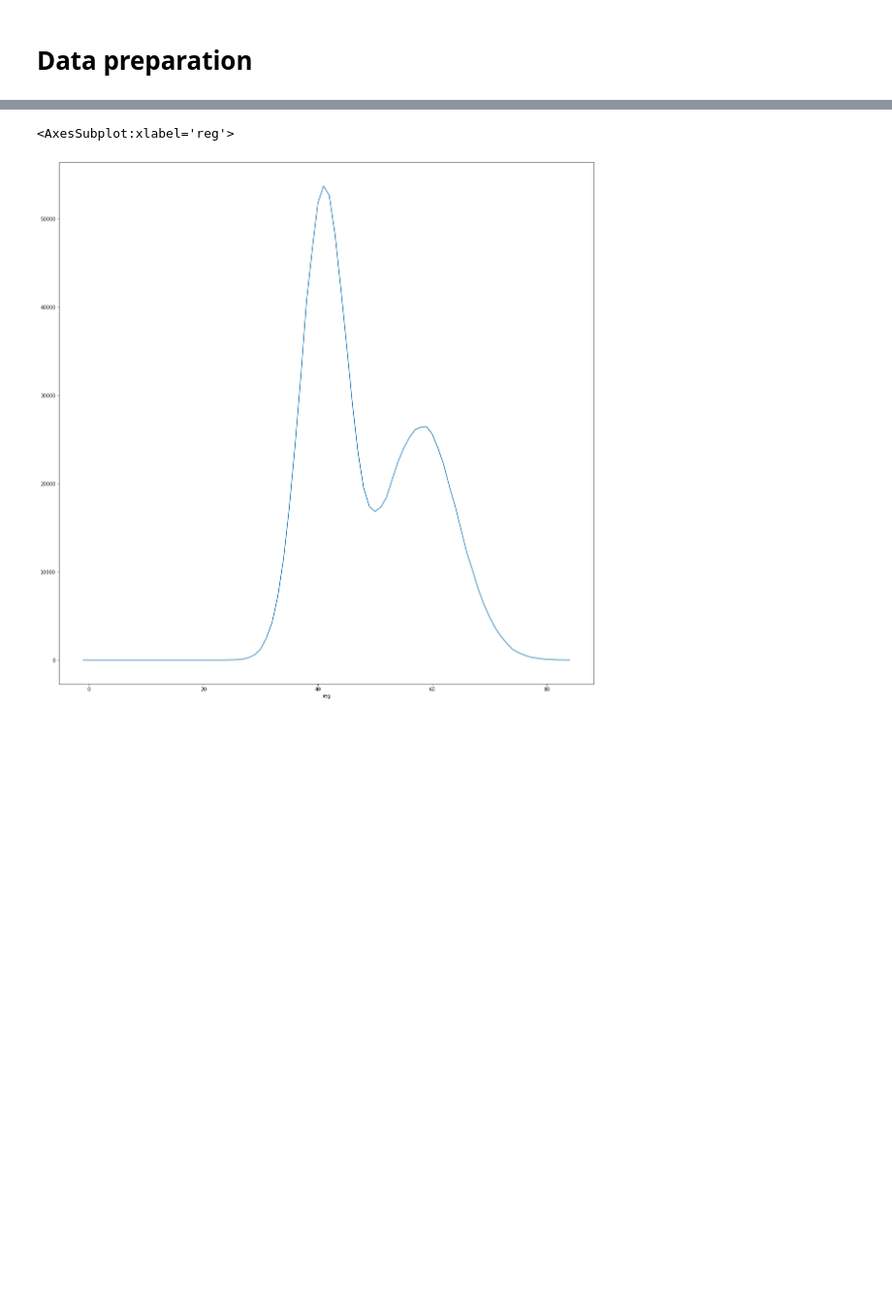
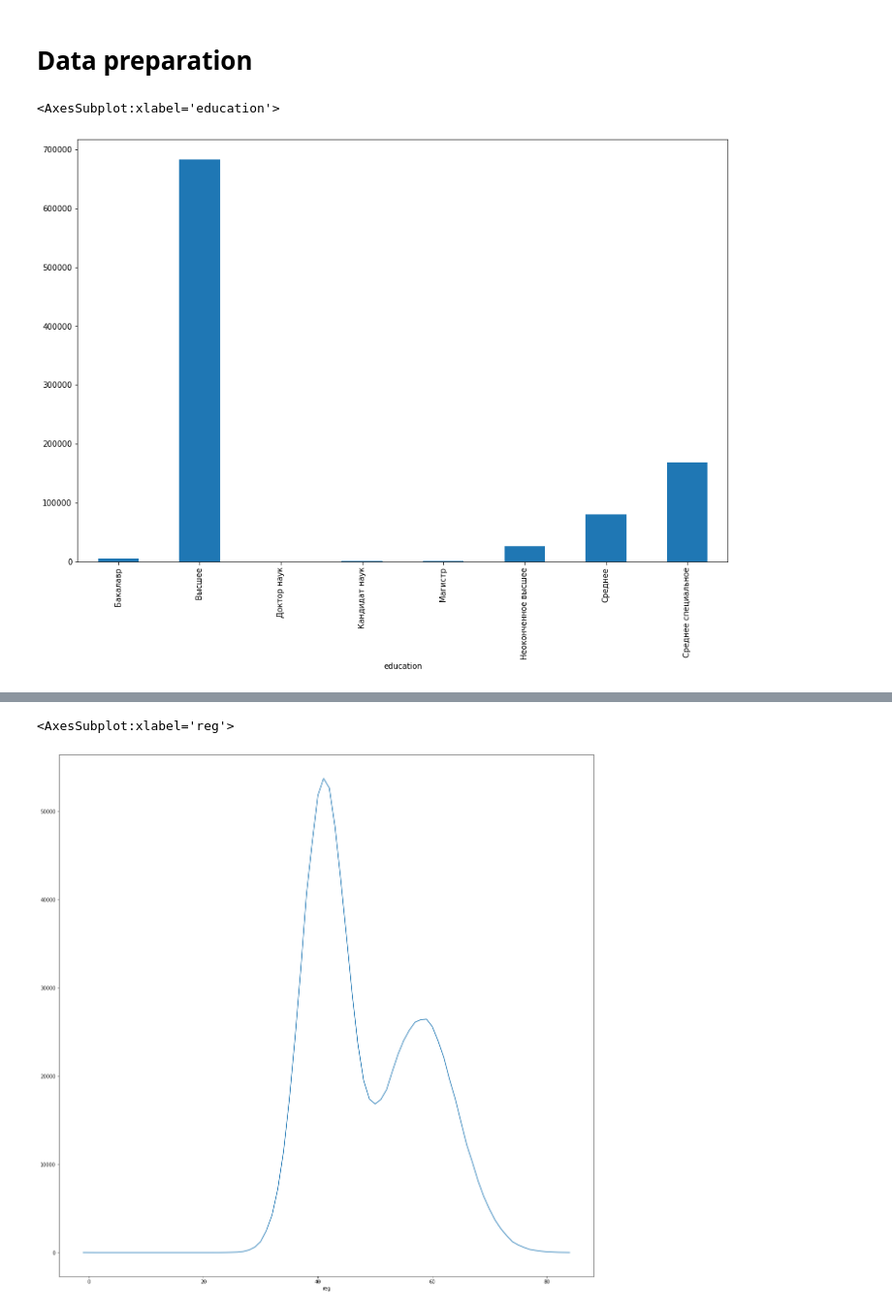
Before and after one commit to amamedov/kr_it_consulting, a Jupyter notebook: generate_personal_data_2.ipynb, the cells around one changed output, grey strips where cells are left out. Shown at 97% size. Cells and saved outputs as stored; diff of their text form; code cells hidden in the pictures; blank space fills up the shorter version.

Commit message:
updated age and education distribution

```diff
--- a/generate_personal_data_2.ipynb
+++ b/generate_personal_data_2.ipynb
@@ -429,24 +429,37 @@ for i in range(963811):
     if random.randint(1, 2) == 1:
         name = male_name_list[random.randint(0, len(male_name_list)-1)]
         sex = 'Male'
-        age = random.randint(18, 60)
+        age = [round(random.normalvariate(23, 4.5))
+                               ,round(random.normalvariate(40, 6.5))][np.random.binomial(1, 0.5)]
         surname = surname_list[random.randint(0, len(surname_list)-1)]
         fathername = male_fathername_list[random.randint(0, len(male_fathername_list)-1)]
         is_married = random.randint(0, 1)
         has_children = random.randint(0, 1)
-        education = education_levels[random.randint(0, len(education_levels)-1)]
+        education = round(random.lognormvariate(0,0.5))
+        if education > len(education_levels) - 1:
+            education = len(education_levels) - 1
+        education = education_levels[education]
         data += [[surname,name, fathername, sex, age, is_married, has_children, education]]
     else:
         name = female_name_list[random.randint(0, len(female_name_list)-1)]
         sex = 'Female'
-        age = random.randint(18, 60)
+        age = [round(random.normalvariate(23, 4.5))
+                               ,round(random.normalvariate(40, 6.5))][np.random.binomial(1, 0.5)]
         surname = surname_list[random.randint(0, len(surname_list)-1)] + 'а'
         fathername = female_fathername_list[random.randint(0, len(female_fathername_list)-1)]
         is_married = random.randint(0, 1)
         has_children = random.randint(0, 1)
-        education = education_levels[random.randint(0, len(education_levels)-1)]
+        education = round(random.lognormvariate(0,0.5))
+        if education > len(education_levels) - 1:
+            education = len(education_levels) - 1
+        education = education_levels[education]
         data += [[surname,name, fathername, sex, age, is_married, has_children, education]]
 
 df = pd.DataFrame(data, columns =['surname','name', 'fathername',
                                   'sex', 'age',
                                  'is_married', 'has_children', 'education'])
+# %%
+df.groupby('education').size().plot(figsize=(15,10), kind='bar')
+# %% [output]
+<AxesSubplot:xlabel='education'>
+[figure, added]
```
Also changed, not shown: parts of 3 cells of this notebook.
